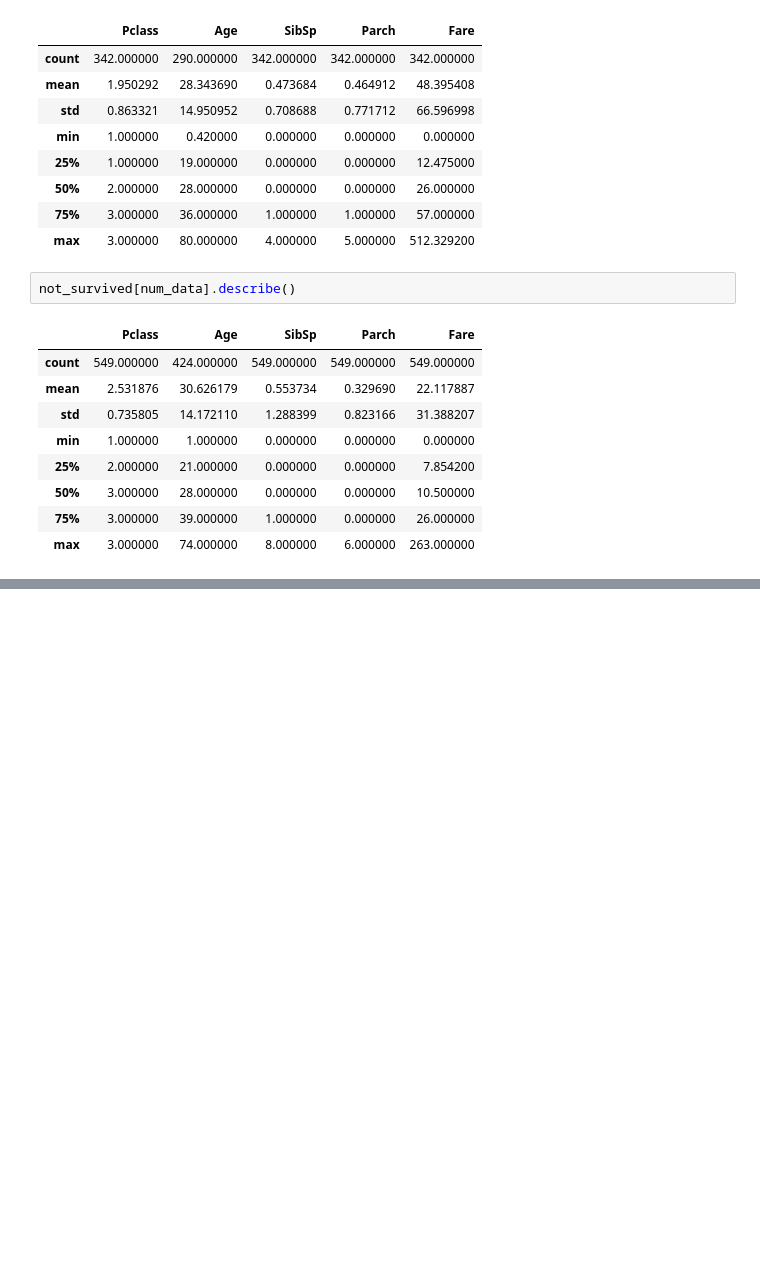
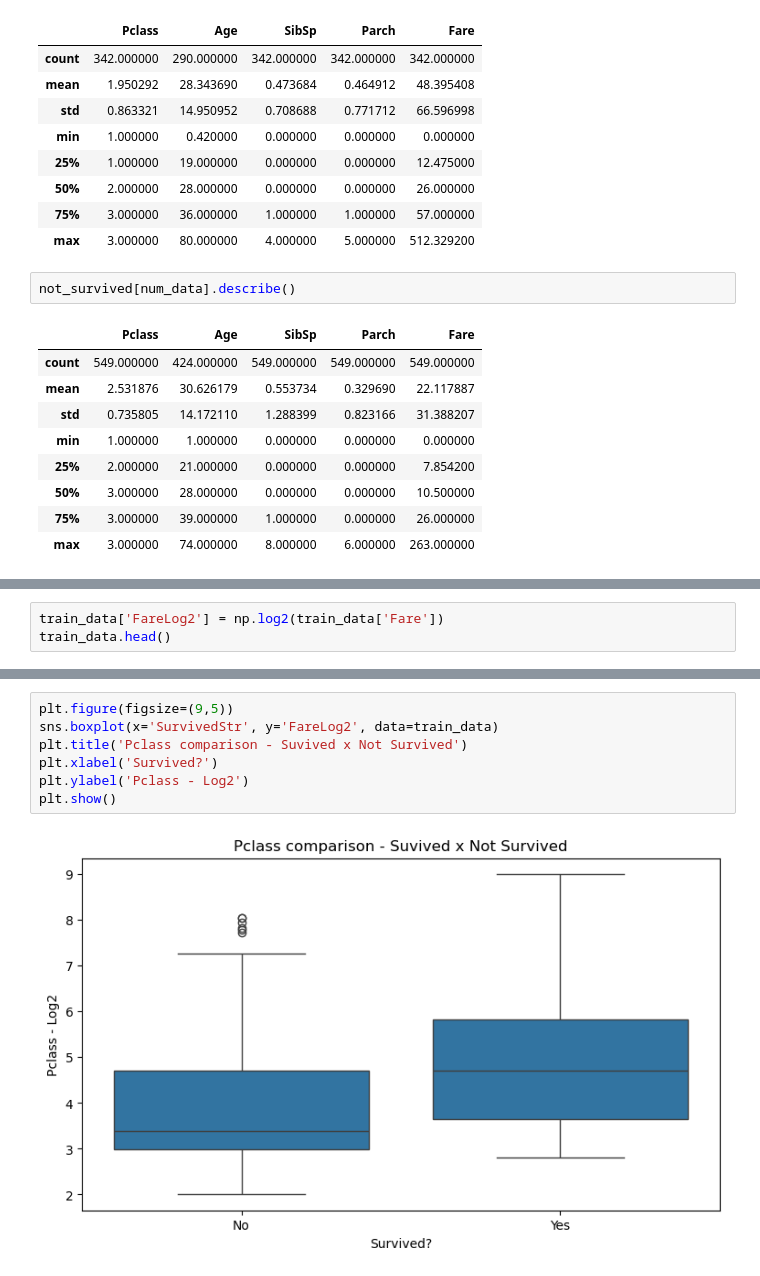
Before and after one commit to gdserafini/titanic-machine-learning, a Jupyter notebook: src/exploratory_data_analysis.ipynb, the cells around one changed output, grey strips where cells are left out. Drawn from its saved outputs; the diff is of its cells as text; blank space fills up the shorter version.

```diff
--- a/src/exploratory_data_analysis.ipynb
+++ b/src/exploratory_data_analysis.ipynb
@@ -117,0 +136,3 @@ not_survived[num_data].describe()
+# %%
+train_data['FareLog2'] = np.log2(train_data['Fare'])
+train_data.head()
@@ -117,0 +146,9 @@ not_survived[num_data].describe()
+# %%
+plt.figure(figsize=(9,5))
+sns.boxplot(x='SurvivedStr', y='FareLog2', data=train_data)
+plt.title('Pclass comparison - Suvived x Not Survived')
+plt.xlabel('Survived?')
+plt.ylabel('Pclass - Log2')
+plt.show()
+# %% [output]
+[figure, added]
```
Also changed, not shown: parts of 5 cells of this notebook.
